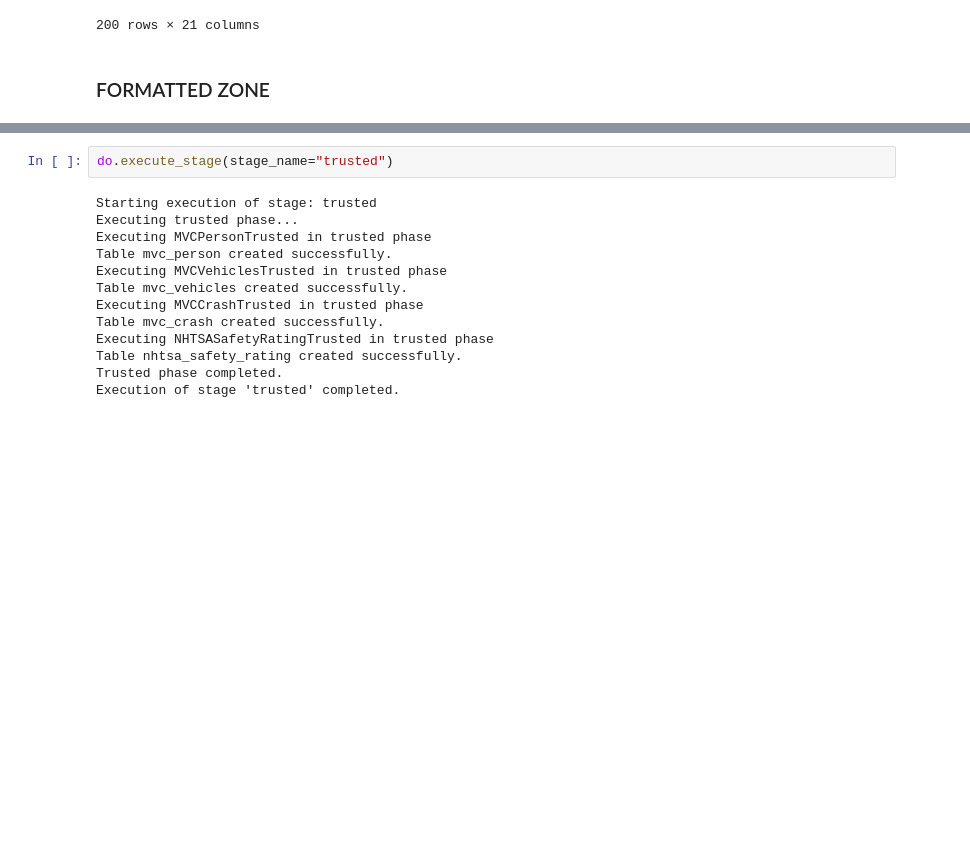
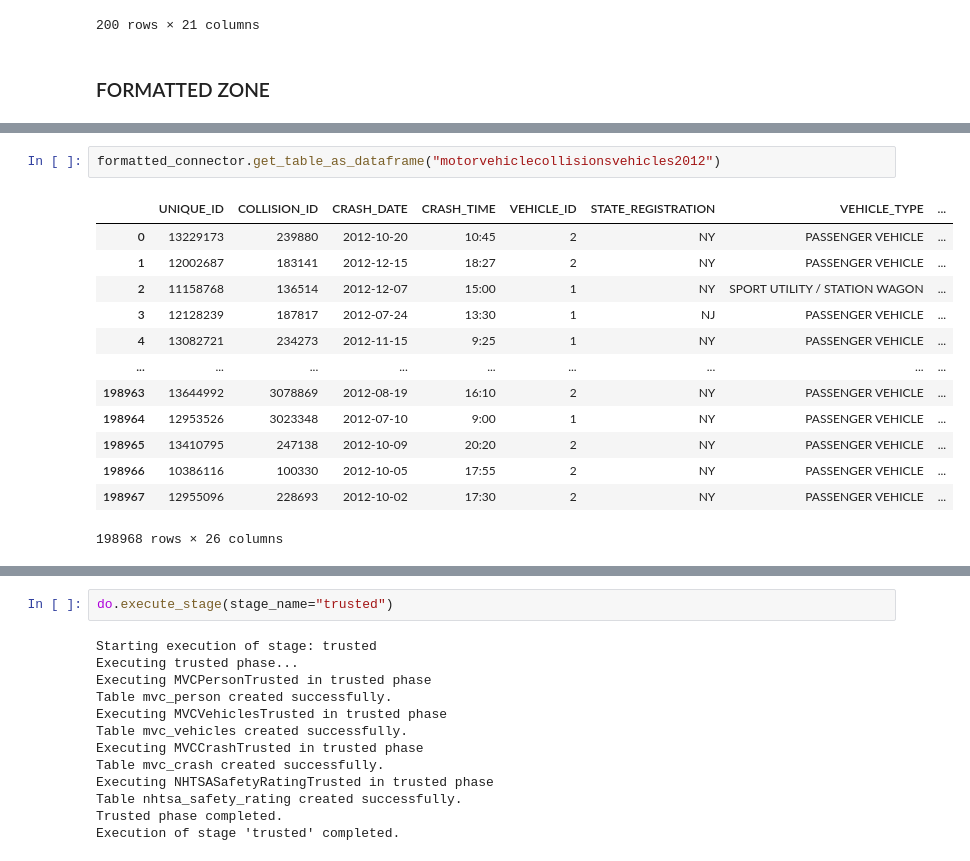
Before and after one commit to IFibla/adsdb-project, a Jupyter notebook: notebooks/dataops.ipynb, the cells around one changed output, grey strips where cells are left out. Cells and saved outputs as stored; diff of their text form; blank space fills up the shorter version.

```diff
--- a/notebooks/dataops.ipynb
+++ b/notebooks/dataops.ipynb
@@ -94,0 +141,16 @@ Layer: JSONFormatted, Status: done, Last Execution: 2025-01-10 12:38:31, Error:
+# %%
+formatted_connector.get_table_as_dataframe("motorvehiclecollisionsvehicles2012")
+# %% [output]
+|  | UNIQUE_ID | COLLISION_ID | CRASH_DATE | CRASH_TIME | VEHICLE_ID | STATE_REGISTRATION | VEHICLE_TYPE | ... |
+| 0 | 13229173 | 239880 | 2012-10-20 | 10:45 | 2 | NY | PASSENGER VEHICLE | ... |
+| 1 | 12002687 | 183141 | 2012-12-15 | 18:27 | 2 | NY | PASSENGER VEHICLE | ... |
+| 2 | 11158768 | 136514 | 2012-12-07 | 15:00 | 1 | NY | SPORT UTILITY / STATION WAGON | ... |
+| 3 | 12128239 | 187817 | 2012-07-24 | 13:30 | 1 | NJ | PASSENGER VEHICLE | ... |
+| 4 | 13082721 | 234273 | 2012-11-15 | 9:25 | 1 | NY | PASSENGER VEHICLE | ... |
+| ... | ... | ... | ... | ... | ... | ... | ... | ... |
+| 198963 | 13644992 | 3078869 | 2012-08-19 | 16:10 | 2 | NY | PASSENGER VEHICLE | ... |
+| 198964 | 12953526 | 3023348 | 2012-07-10 | 9:00 | 1 | NY | PASSENGER VEHICLE | ... |
+| 198965 | 13410795 | 247138 | 2012-10-09 | 20:20 | 2 | NY | PASSENGER VEHICLE | ... |
+| 198966 | 10386116 | 100330 | 2012-10-05 | 17:55 | 2 | NY | PASSENGER VEHICLE | ... |
+| 198967 | 12955096 | 228693 | 2012-10-02 | 17:30 | 2 | NY | PASSENGER VEHICLE | ... |
+198968 rows × 26 columns
```
Also changed, not shown: parts of 21 cells of this notebook, 2 other files.
